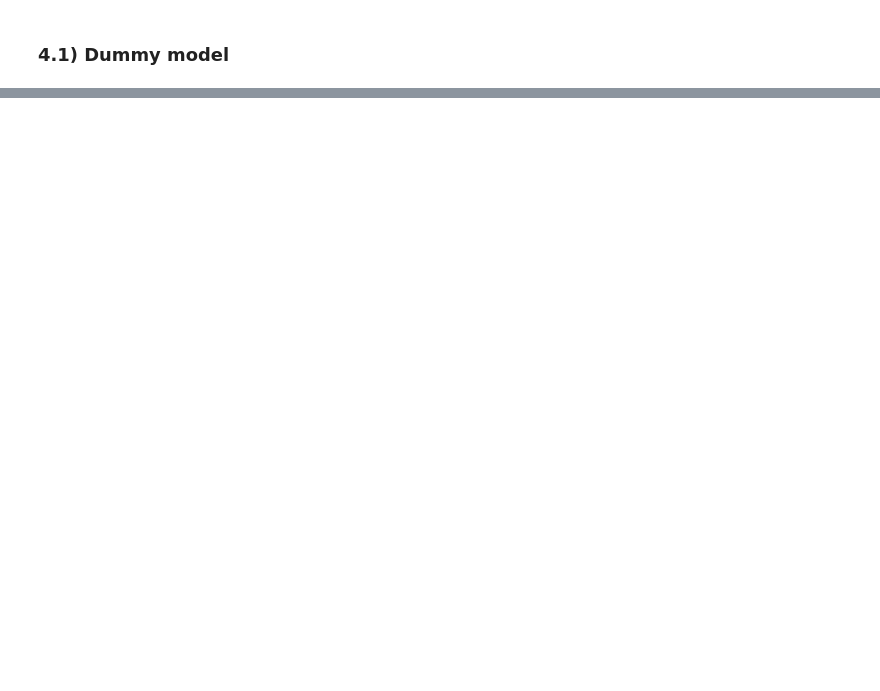
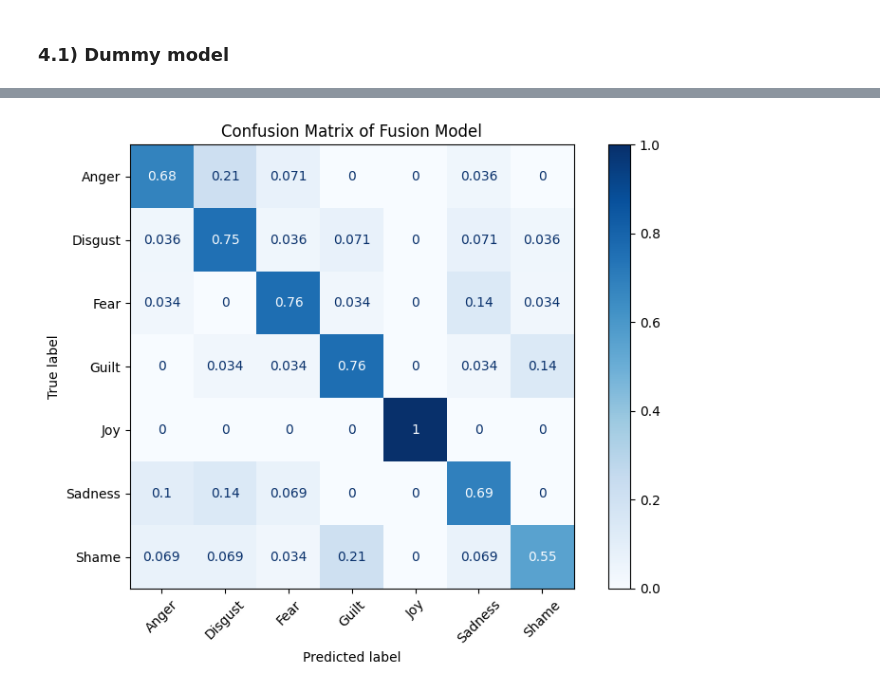
Before and after one commit to jempio/cog403-final-project, a Jupyter notebook: COG403_Project_Code.ipynb, the cells around one changed output, grey strips where cells are left out. Saved outputs shown, nothing was run; the diff lists cells and outputs as text; code cells hidden in the pictures; blank space fills up the shorter version.

Commit message:
fix: made changes to baselines 2 and 3 comparing different hyperparameter settings along with displaying overall results

```diff
--- a/COG403_Project_Code.ipynb
+++ b/COG403_Project_Code.ipynb
@@ -244,0 +369,15 @@ fused_prediction = fused.predict(X_test_fused)
+# %%
+# Convert scaled appraisal features to sparse format for concatenation
+X_train_app_sparse = csr_matrix(X_train_app_scaled)
+X_test_app_sparse = csr_matrix(X_test_app_scaled)
+
+fusion_results_df, fusion_preds_dict = compare_fusion_models(
+    X_train_tfidf,
+    X_test_tfidf,
+    X_train_app_sparse,
+    X_test_app_sparse,
+    y_train,
+    y_test,
+    fusion_configs,
+    random_state=RANDOM_STATE
+)
@@ -244,0 +417,5 @@ fused_prediction = fused.predict(X_test_fused)
+# %%
+best_fusion_model_name = fusion_results_df.iloc[0]["Model"]
+fused_prediction = fusion_preds_dict[best_fusion_model_name]
+
+print("Best fusion model:", best_fusion_model_name)
@@ -244,0 +544,17 @@ fused_prediction = fused.predict(X_test_fused)
+# %%
+# Normalized confusion matrix for the fusion model
+fig, ax = plt.subplots(figsize=(8, 6))
+ConfusionMatrixDisplay.from_predictions(
+    y_test,
+    fused_prediction,
+    display_labels=label_encoder.classes_,
+    normalize="true",
+    cmap="Blues",
+    xticks_rotation=45,
+    ax=ax,
+)
+ax.set_title("Confusion Matrix of Fusion Model")
+plt.tight_layout()
+plt.show()
+# %% [output]
+[figure, added]
```
Also changed, not shown: parts of 21 cells of this notebook.
